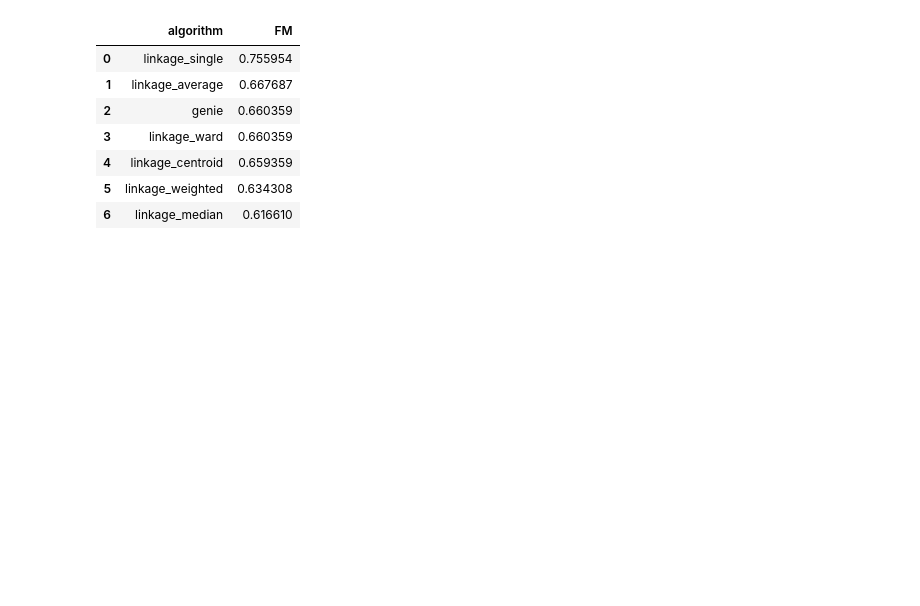
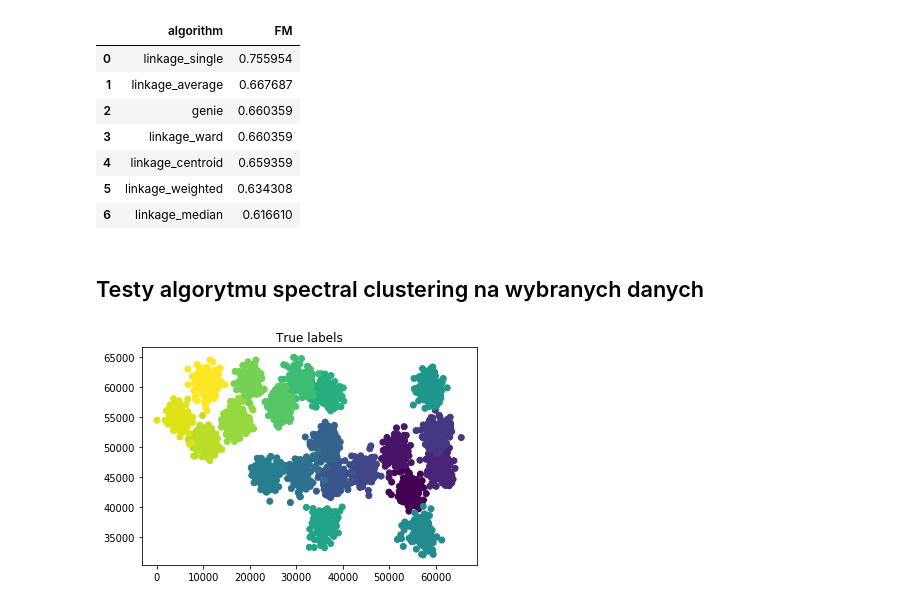
Before and after one commit to Przemyslaw2889/spectral-clustering, a Jupyter notebook: python/raport.ipynb, the cells around one changed output. Cells and saved outputs as stored; diff of their text form; code cells hidden in the pictures; blank space fills up the shorter version.

Commit message:
more tests

```diff
--- a/python/raport.ipynb
+++ b/python/raport.ipynb
@@ -17,6 +22,7 @@ import genieclust
 # %%
 def score_tuple(Y, Y_pred):
-    return fms(Y, Y_pred), amis(Y, Y_pred), ars(Y, Y_pred)
+    # average method arithmetic in amis because warnings are showed otherwise
+    return fms(Y, Y_pred), amis(Y, Y_pred, average_method='arithmetic'), ars(Y, Y_pred)
 
 def create_result_df():
     result = pd.DataFrame({"benchmark":[],
@@ -34,9 +40,26 @@ def test_linkage(X, Y, k=2, method='single'):
     Y_pred = np.squeeze(Y_pred)
     return score_tuple(Y, Y_pred)
 
+# My apologies for repeating some code
+
 def test_genie(X, Y, k=2):
     g = genieclust.genie.Genie(n_clusters=2)
     Y_pred = g.fit_predict(X)
+    return score_tuple(Y, Y_pred)
+
+def test_kmeans(X, Y, k=2):
+    kmeans = KMeans(n_clusters=k)
+    Y_pred = kmeans.fit_predict(X)
+    return score_tuple(Y, Y_pred)
+
+def test_dbscan(X, Y, k=2, **kwargs):
+    dbscan = DBSCAN(**kwargs)
+    Y_pred = dbscan.fit_predict(X)
+    return score_tuple(Y, Y_pred)
+
+def test_meanshift(X, Y, k=2):
+    meanshift = MeanShift()
+    Y_pred = meanshift.fit_predict(X)
     return score_tuple(Y, Y_pred)
 
 def append_result(result, benchmark, dataset, algorithm, n_clusters, fms, amis, ars):
@@ -50,6 +73,13 @@ def append_result(result, benchmark, dataset, algorithm, n_clusters, fms, amis,
                   })
     result = result.append(new_row)
     return result
+
+def plot_2d_vectors(X, Y, title=None):
+    """Plots 2D vectors represented as a matrix of 2d vectors with different colors for different classes"""
+    plt.scatter(X[:, 0], X[:, 1], c=Y)
+    if title:
+        plt.title(title)
+    plt.show()
 # %%
 def report(benchmark, dataset):
     label_ending = ".labels0.gz"
@@ -126,3 +173,15 @@ result.groupby("algorithm")["FM"].mean().reset_index().sort_values("FM", ascendi
 | 4 | linkage_centroid | 0.659359 |
 | 5 | linkage_weighted | 0.634308 |
 | 6 | linkage_median | 0.616610 |
+# %% [markdown]
+## Testy algorytmu spectral clustering na wybranych danych
+# %%
+benchmark, dataset = "sipu", "a1"
+label_ending = ".labels0.gz"
+matrix_ending = ".data.gz"
+matrix_path = os.path.join("..", "benchmarks", benchmark, dataset + matrix_ending)
+labels_path = os.path.join("..", "benchmarks", benchmark, dataset + label_ending)
+result = create_result_df()
+
+X = np.loadtxt(matrix_path, ndmin=2)
+Y = np.loadtxt(labels_path, dtype=np.int)
@@ -128,0 +190,4 @@ result.groupby("algorithm")["FM"].mean().reset_index().sort_values("FM", ascendi
+# %%
+plot_2d_vectors(X, Y, "True labels")
+# %% [output]
+[figure, added]
```
Also changed, not shown: parts of 22 cells of this notebook, 1 other file.
